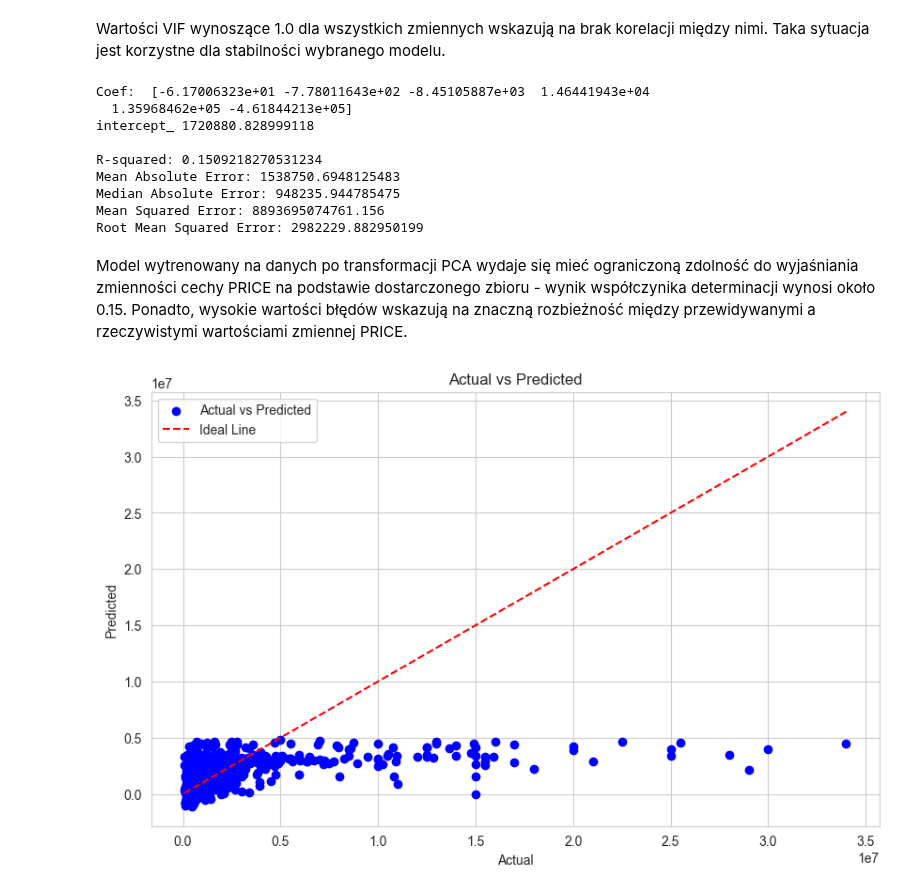
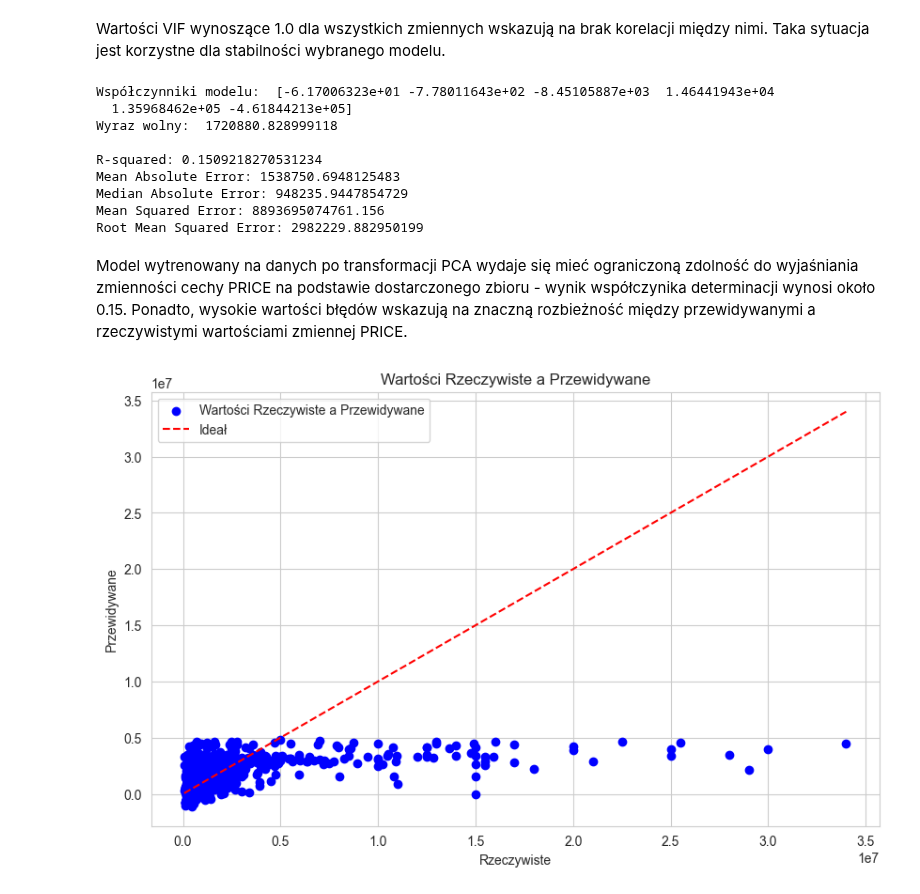
Before and after one commit to Aleksandra191/PUM_projekt_NA_EM_AK, a Jupyter notebook: model_podstawowy_benchmark.ipynb, the cells around one changed output. Saved outputs shown, nothing was run; the diff lists cells and outputs as text; code cells hidden in the pictures.

```diff
--- a/model_podstawowy_benchmark.ipynb
+++ b/model_podstawowy_benchmark.ipynb
@@ -178,8 +173,8 @@ Taka sytuacja jest korzystne dla stabilności wybranego modelu.
 # %%
 reg_pca = LinearRegression().fit(X_train, y_train)
 
-print('Coef: ',reg_pca.coef_)
-print('intercept_', reg_pca.intercept_)
+print('Współczynniki modelu: ',reg_pca.coef_)
+print('Wyraz wolny: ', reg_pca.intercept_)
 
 y_pred = reg_pca.predict(X_test)
 
@@ -189,31 +184,28 @@ print("Median Absolute Error:", median_absolute_error(y_test, y_pred))
 print("Mean Squared Error:", mean_squared_error(y_test, y_pred))
 print("Root Mean Squared Error:", np.sqrt(mean_squared_error(y_test, y_pred)))
 # %% [output]
-Coef:  [-6.17006323e+01 -7.78011643e+02 -8.45105887e+03  1.46441943e+04
+Współczynniki modelu:  [-6.17006323e+01 -7.78011643e+02 -8.45105887e+03  1.46441943e+04
   1.35968462e+05 -4.61844213e+05]
-intercept_ 1720880.828999118
+Wyraz wolny:  1720880.828999118
 
 R-squared: 0.1509218270531234
 Mean Absolute Error: 1538750.6948125483
-Median Absolute Error: 948235.944785475
+Median Absolute Error: 948235.9447854729
 Mean Squared Error: 8893695074761.156
 Root Mean Squared Error: 2982229.882950199
 # %% [markdown]
 Model wytrenowany na danych po transformacji PCA wydaje się mieć ograniczoną zdolność do wyjaśniania zmienności cechy PRICE na podstawie dostarczonego zbioru - wynik współczynika determinacji wynosi około 0.15. Ponadto, wysokie wartości błędów wskazują na znaczną rozbieżność między przewidywanymi a rzeczywistymi wartościami zmiennej PRICE.
 # %%
-import matplotlib.pyplot as plt
-
-# Plotting the actual vs predicted values
 plt.figure(figsize=(10, 6))
-plt.scatter(y_test, y_pred, color='blue', label='Actual vs Predicted')
-plt.plot([y_test.min(), y_test.max()], [y_test.min(), y_test.max()], '--', color='red', label='Ideal Line')
-plt.title('Actual vs Predicted')
-plt.xlabel('Actual')
-plt.ylabel('Predicted')
+plt.scatter(y_test, y_pred, color='blue', label='Wartości Rzeczywiste a Przewidywane')
+plt.plot([y_test.min(), y_test.max()], [y_test.min(), y_test.max()], '--', color='red', label='Ideał')
+plt.title('Wartości Rzeczywiste a Przewidywane')
+plt.xlabel('Rzeczywiste')
+plt.ylabel('Przewidywane')
 plt.legend()
 plt.show()
 # %% [output]
-[figure, old version]
+[figure, new version]
 # %%
 cv = RepeatedKFold(n_splits=5, n_repeats=5,random_state=1)
 pipe_linear = Pipeline([
```
Also changed, not shown: parts of 5 cells of this notebook.
